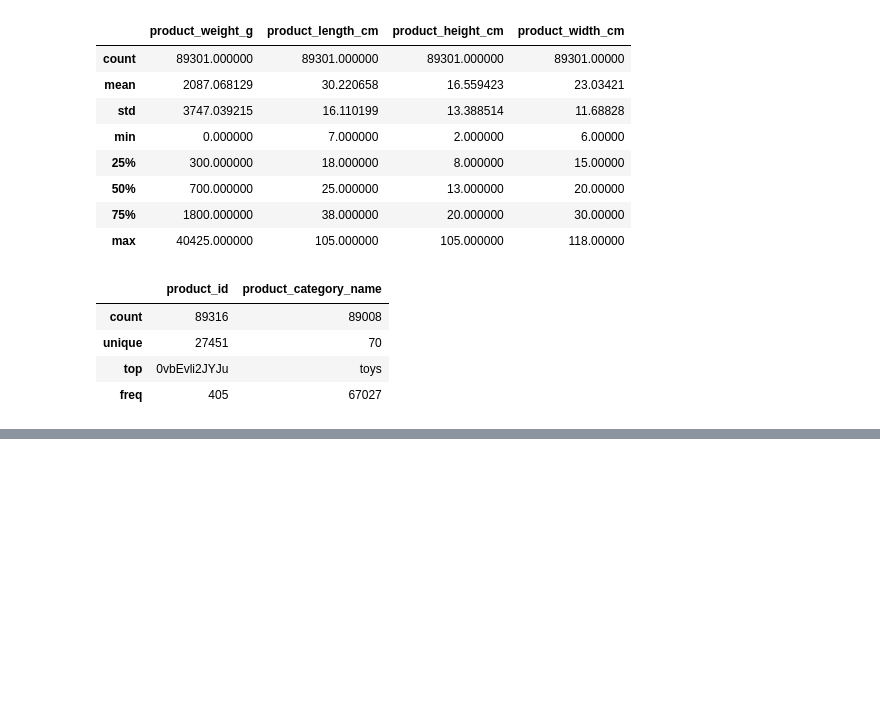
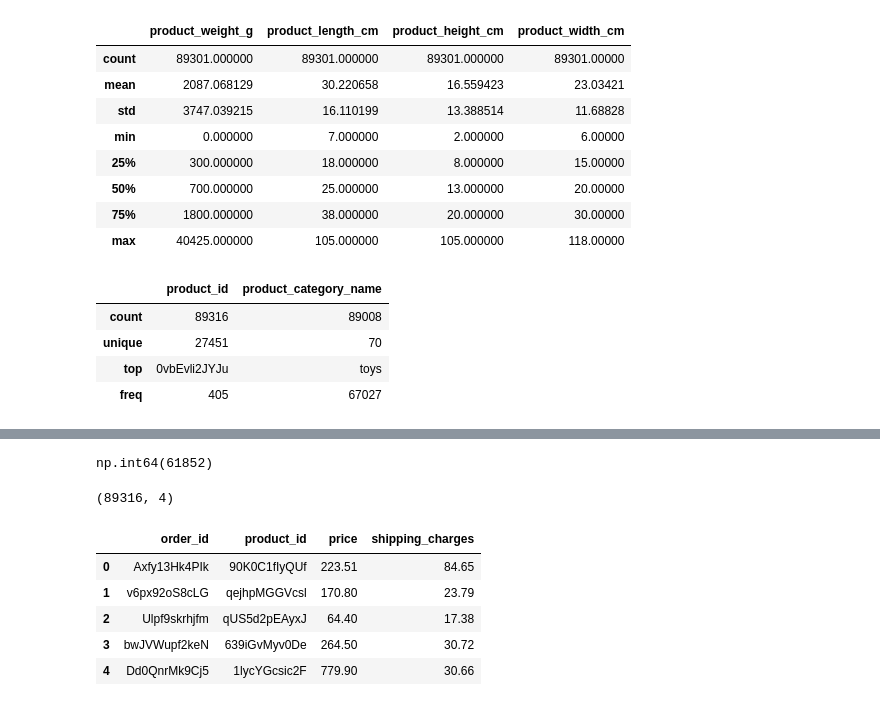
Before and after one commit to OchiengGideon/InternIntelligence_Machine_Learning_Model_Development, a Jupyter notebook: notebook.ipynb, the cells around one changed output, grey strips where cells are left out. Drawn from its saved outputs; the diff is of its cells as text; code cells hidden in the pictures; blank space fills up the shorter version.

```diff
--- a/notebook.ipynb
+++ b/notebook.ipynb
@@ -188,0 +267,4 @@ df_Products.describe(include=['O'])
+# %%
+df_Products_cleaned['product_id'].duplicated().sum()
+# %% [output]
+np.int64(61852)
@@ -188,0 +291,11 @@ df_Products.describe(include=['O'])
+# %%
+print(orderitem_wrangler(df_orderitem).shape)
+orderitem_wrangler(df_orderitem).head()
+# %% [output]
+(89316, 4)
+|  | order_id | product_id | price | shipping_charges |
+| 0 | Axfy13Hk4PIk | 90K0C1fIyQUf | 223.51 | 84.65 |
+| 1 | v6px92oS8cLG | qejhpMGGVcsl | 170.80 | 23.79 |
+| 2 | Ulpf9skrhjfm | qUS5d2pEAyxJ | 64.40 | 17.38 |
+| 3 | bwJVWupf2keN | 639iGvMyv0De | 264.50 | 30.72 |
+| 4 | Dd0QnrMk9Cj5 | 1lycYGcsic2F | 779.90 | 30.66 |
```
Also changed, not shown: parts of 10 cells of this notebook.
